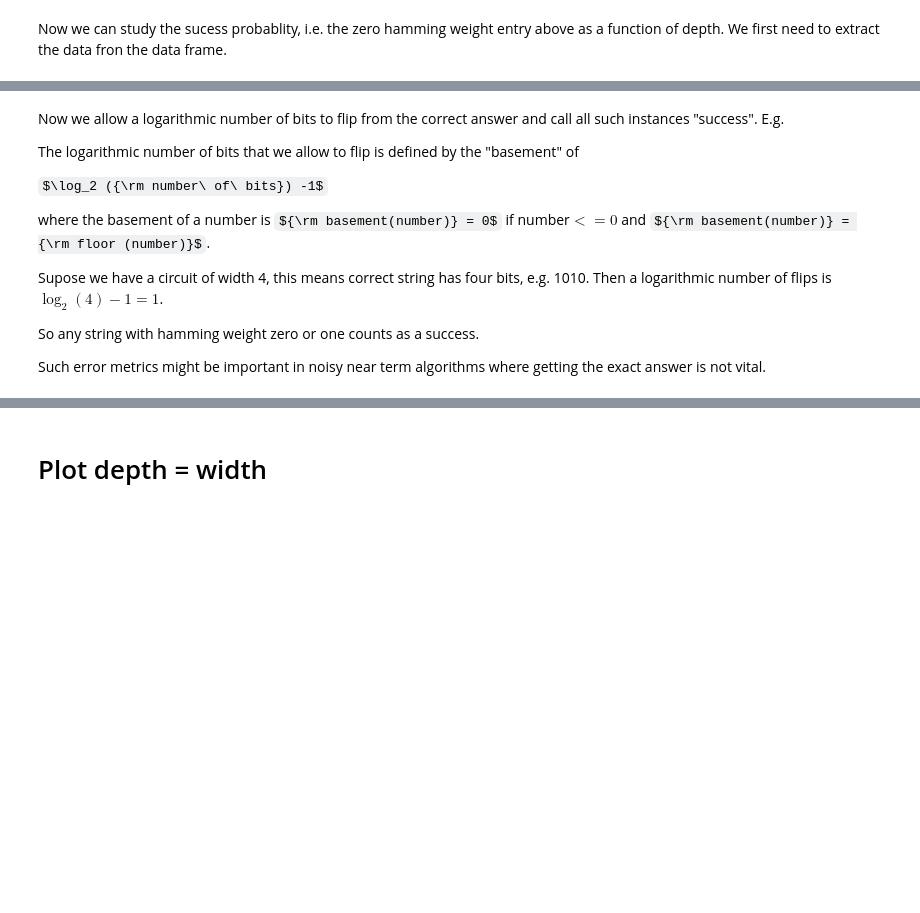
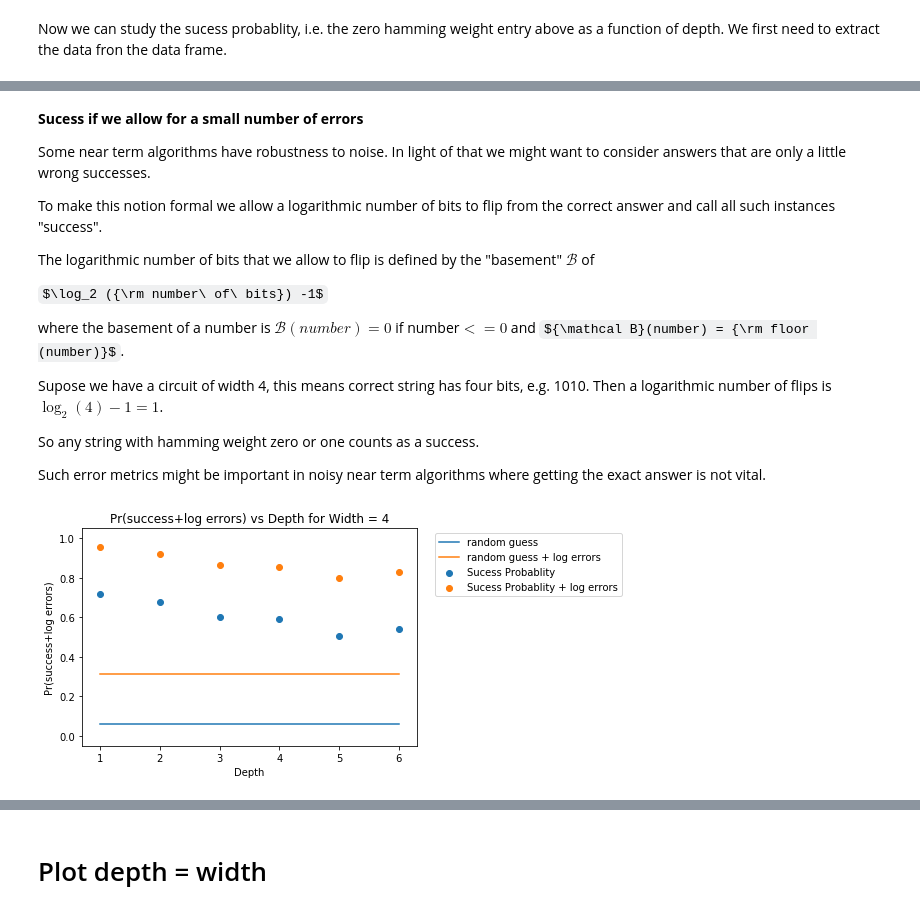
Before and after one commit to rigetti/forest-benchmarking, a Jupyter notebook: examples/classical_random_circuits.ipynb, the cells around one changed output, grey strips where cells are left out. Saved outputs shown, nothing was run; the diff lists cells and outputs as text; code cells hidden in the pictures; some formulas as TeX source; blank space fills up the shorter version.

```diff
--- a/examples/classical_random_circuits.ipynb
+++ b/examples/classical_random_circuits.ipynb
@@ -259,23 +310,20 @@ plt.show()
 # %% [markdown]
 Now we can study the sucess probablity, i.e. the zero hamming weight entry above as a function of depth. We first need to extract the data fron the data frame.
-# %%
-num_bit_flips_allowed_from_answer = int(basement_function(np.log2(wid)-1))
-
-pcheck = []
-pcheck_rand = []
-depth_vec = []
-pcheck_log_errors = []
-rand_pcheck_log_errors = []
-
-for hdx in range(0, len(hdis)):
-    averaged_distr = hdis.iloc[hdx]['hamming_dist']
-    # probablity of getting the correct answer
-    pcheck.append(averaged_distr[0])
-    rand_ans_distr = hamming_dist_rand(wid,0)
-    # probablity of getting the correct by randomly guessing
-    pcheck_rand.append(rand_ans_distr[0])
-    # error when you allow for a logarithmic number of bit flips from the true answer
-    pcheck_log_errors.append(sum([averaged_distr[idx] for idx in range(0,num_bit_flips_allowed_from_answer+1)]))
-    rand_pcheck_log_errors.append(sum([rand_ans_distr[idx] for idx in range(0,num_bit_flips_allowed_from_answer+1)]))
-    dep = hdis.iloc[hdx]['depth']
-    depth_vec.append(dep)
+# %%
+depth_vec = []
+pcheck = []
+pcheck_rand = []
+pcheck_log_errors = []
+pcheck_log_errors_rand = []
+tvd_rand = []
+tvd_ideal = []
+
+for dep in range(1, df_fn_depth.Depth.max()+1):
+    idx = df_fn_depth['Depth']== dep
+    depth_vec.append(dep)
+    pcheck.append(df_fn_depth[idx]['Pr. success data'].mean())
+    pcheck_rand.append(df_fn_depth[idx]['Pr. success rand'].mean())
+    pcheck_log_errors.append(df_fn_depth[idx]['Pr. success loge data'].mean())
+    pcheck_log_errors_rand.append(df_fn_depth[idx]['Pr. success loge rand'].mean())
+    tvd_ideal.append(df_fn_depth[idx]['TVD(data, ideal)'].mean())
+    tvd_rand.append(df_fn_depth[idx]['TVD(data, rand)'].mean())
@@ -293,11 +345,15 @@ plt.show()
 # %% [markdown]
-Now we allow a logarithmic number of bits to flip from the correct answer and call all such instances "success". E.g.
+**Sucess if we allow for a small number of errors**
 
-The logarithmic number of bits that we allow to flip is defined by the "basement" of
+Some near term algorithms have robustness to noise. In light of that we might want to consider answers that are only a little wrong successes.
+
+To make this notion formal we allow a logarithmic number of bits to flip from the correct answer and call all such instances "success".
+
+The logarithmic number of bits that we allow to flip is defined by the "basement" ${\mathcal B}$ of
 
 $\log_2 ({\rm number\ of\ bits}) -1$
 
-where the basement of a number is ${\rm basement(number)} = 0$ if number$<=0$ and ${\rm basement(number)} = {\rm floor (number)}$.
+where the basement of a number is ${\mathcal B}(number) = 0$ if number$<=0$ and ${\mathcal B}(number) = {\rm floor (number)}$.
 
 
 Supose we have a circuit of width 4, this means correct string has four bits, e.g. 1010. Then a logarithmic number of flips is $\log_2(4)-1 = 1$.
@@ -307,11 +363,15 @@ So any string with hamming weight zero or one counts as a success.
 Such error metrics might be important in noisy near term algorithms where getting the exact answer is not vital.
 # %%
 plt.figure()
+plt.scatter(depth_vec,pcheck,label='Sucess Probablity')
+plt.plot(depth_vec,pcheck_rand,label='random guess')
 plt.scatter(depth_vec,pcheck_log_errors,label='Sucess Probablity + log errors')
-plt.plot(depth_vec,rand_pcheck_log_errors,label='random guess + log errors')
+plt.plot(depth_vec,pcheck_log_errors_rand,label='random guess + log errors')
 plt.ylim([-0.05,1.05])
 plt.xlabel('Depth')
 plt.ylabel('Pr(success+log errors)')
 plt.title('Pr(success+log errors) vs Depth for Width = {}'.format(wid))
-plt.legend()
+plt.legend(bbox_to_anchor=(1.04,1), loc="upper left")
 plt.show()
+# %% [output]
+[figure, added]
```
Also changed, not shown: parts of 86 cells of this notebook, 1 other file.
